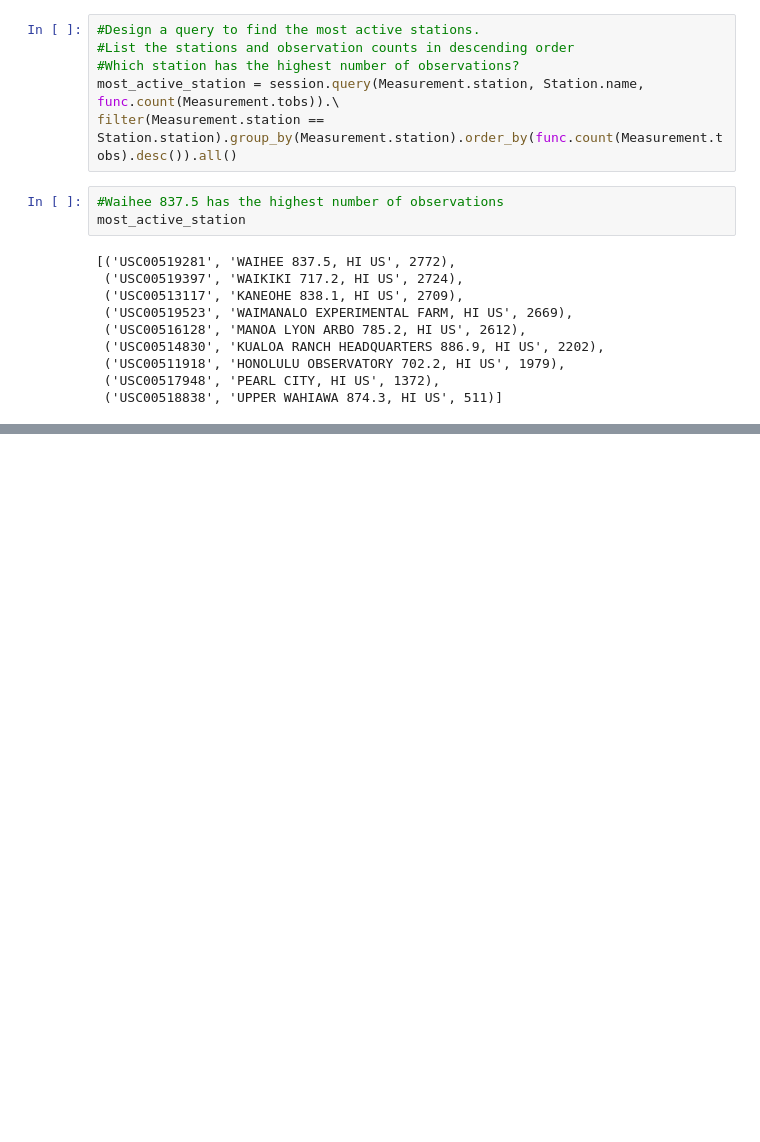
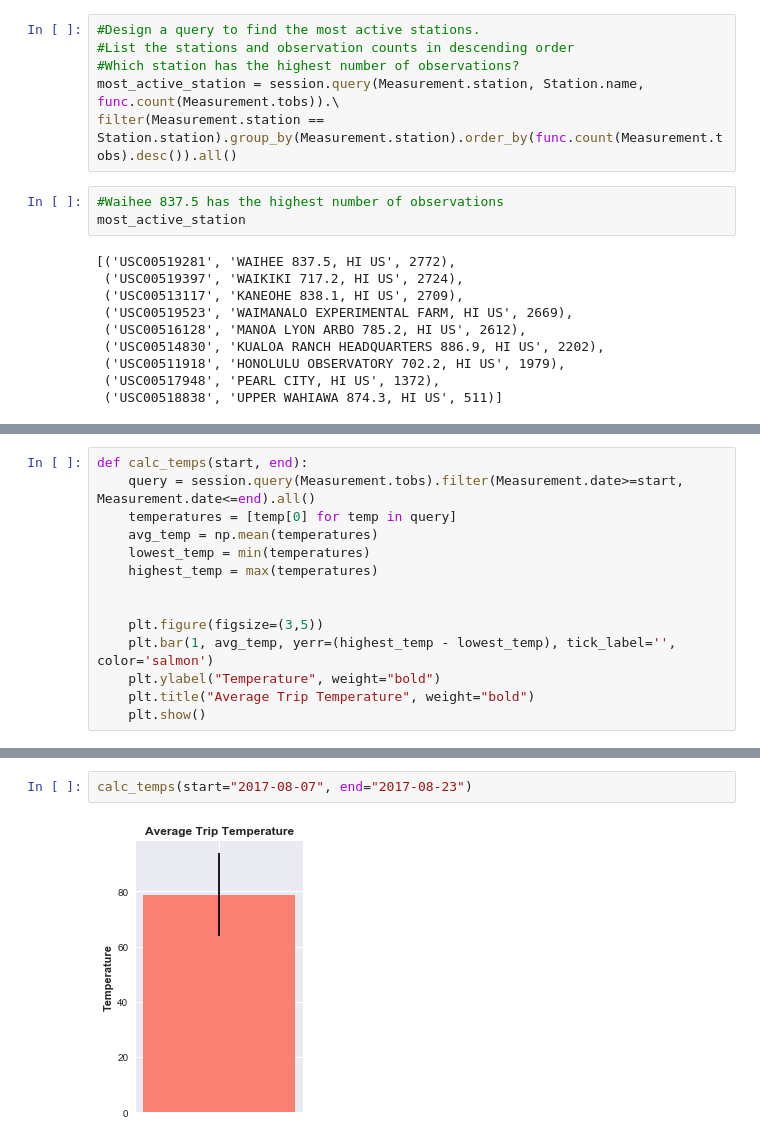
Before and after one commit to j4klein95/surfs_up, a Jupyter notebook: Notebook/climate_analysis.ipynb, the cells around one changed output, grey strips where cells are left out. Cells and saved outputs as stored; diff of their text form; blank space fills up the shorter version.

```diff
--- a/Notebook/climate_analysis.ipynb
+++ b/Notebook/climate_analysis.ipynb
@@ -125,0 +153,14 @@ waihee_tobs
+# %%
+def calc_temps(start, end):
+    query = session.query(Measurement.tobs).filter(Measurement.date>=start, Measurement.date<=end).all()
+    temperatures = [temp[0] for temp in query]
+    avg_temp = np.mean(temperatures)
+    lowest_temp = min(temperatures)
+    highest_temp = max(temperatures)
+
+
+    plt.figure(figsize=(3,5))
+    plt.bar(1, avg_temp, yerr=(highest_temp - lowest_temp), tick_label='', color='salmon')
+    plt.ylabel("Temperature", weight="bold")
+    plt.title("Average Trip Temperature", weight="bold")
+    plt.show()
@@ -125,0 +177,4 @@ waihee_tobs
+# %%
+calc_temps(start="2017-08-07", end="2017-08-23")
+# %% [output]
+[figure, added]
```
Also changed, not shown: parts of 10 cells of this notebook.
